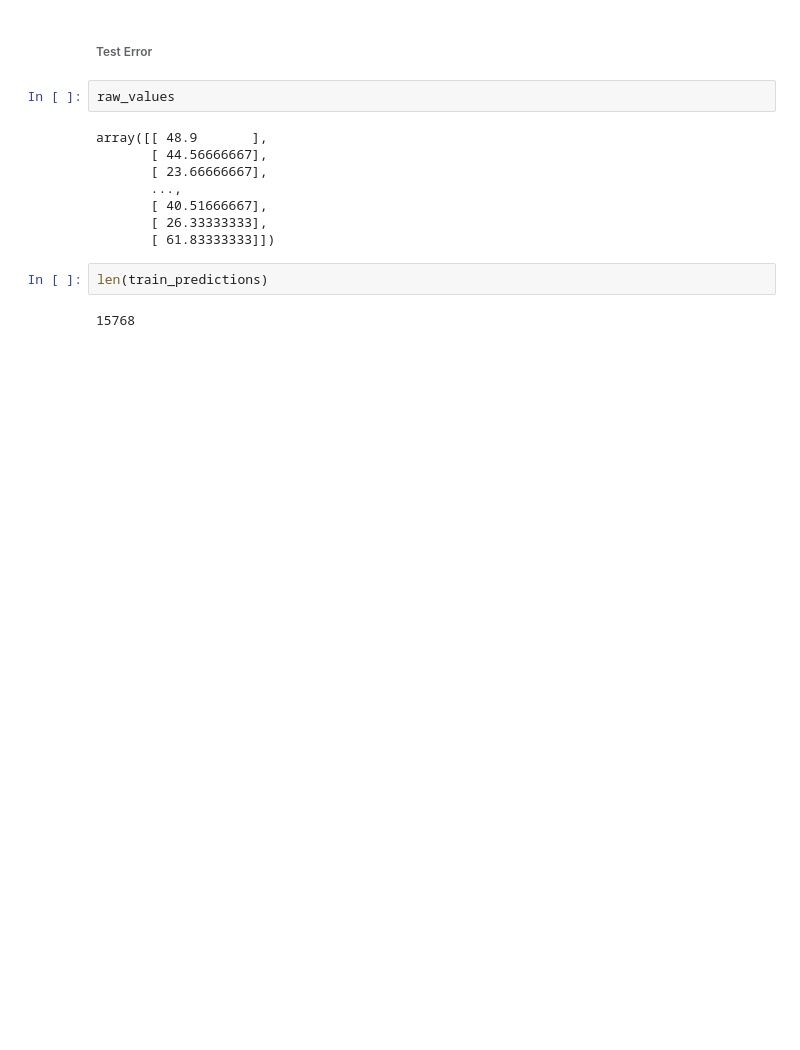
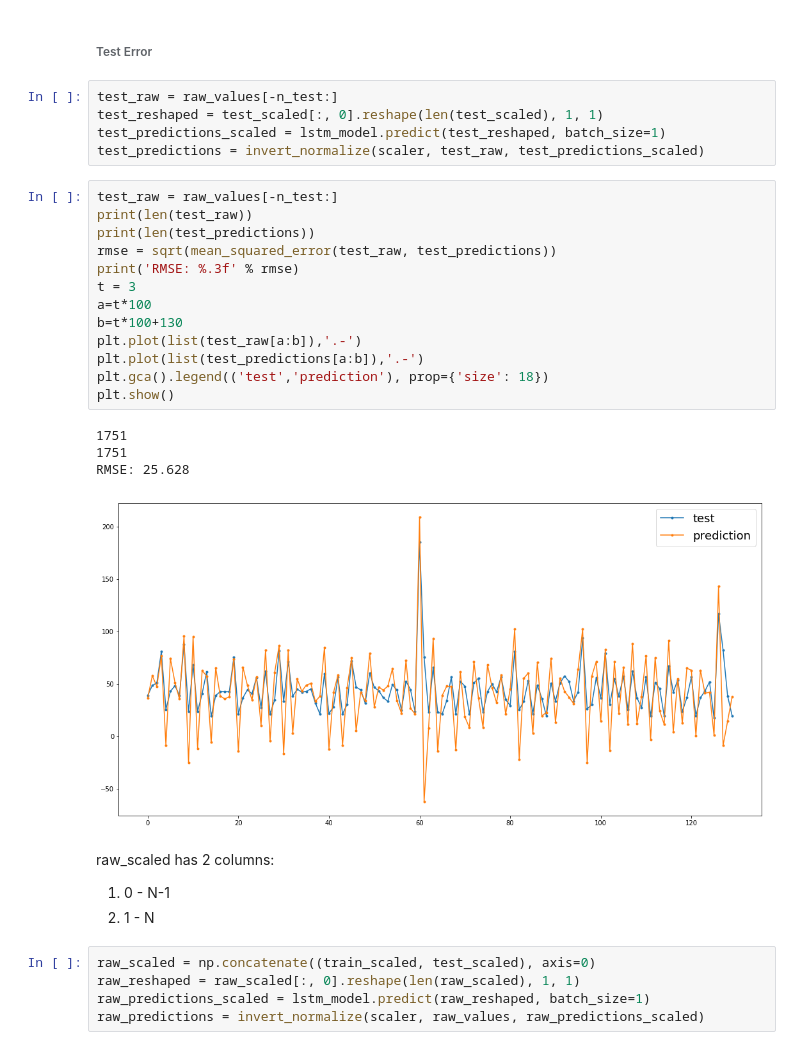
Before and after one commit to k2703/SETS, a Jupyter notebook: forecast-service/Forecast.ipynb, the cells around one changed output. Cells and saved outputs as stored; diff of their text form; blank space fills up the shorter version.

```diff
--- a/forecast-service/Forecast.ipynb
+++ b/forecast-service/Forecast.ipynb
@@ -287,16 +333,34 @@ RMSE: 25.152
 # %% [markdown]
 ###### Test Error
-# %%
-raw_values
-# %% [output]
-array([[ 48.9       ],
-       [ 44.56666667],
-       [ 23.66666667],
-       ...,
-       [ 40.51666667],
-       [ 26.33333333],
-       [ 61.83333333]])
-# %%
-len(train_predictions)
-# %% [output]
-15768
+# %%
+test_raw = raw_values[-n_test:]
+test_reshaped = test_scaled[:, 0].reshape(len(test_scaled), 1, 1)
+test_predictions_scaled = lstm_model.predict(test_reshaped, batch_size=1)
+test_predictions = invert_normalize(scaler, test_raw, test_predictions_scaled)
+# %%
+test_raw = raw_values[-n_test:]
+print(len(test_raw))
+print(len(test_predictions))
+rmse = sqrt(mean_squared_error(test_raw, test_predictions))
+print('RMSE: %.3f' % rmse)
+t = 3
+a=t*100
+b=t*100+130
+plt.plot(list(test_raw[a:b]),'.-')
+plt.plot(list(test_predictions[a:b]),'.-')
+plt.gca().legend(('test','prediction'), prop={'size': 18})
+plt.show()
+# %% [output]
+1751
+1751
+RMSE: 25.628
+[figure, added]
+# %% [markdown]
+raw_scaled has 2 columns:
+1. 0 - N-1
+2. 1 - N
+# %%
+raw_scaled = np.concatenate((train_scaled, test_scaled), axis=0)
+raw_reshaped = raw_scaled[:, 0].reshape(len(raw_scaled), 1, 1)
+raw_predictions_scaled = lstm_model.predict(raw_reshaped, batch_size=1)
+raw_predictions = invert_normalize(scaler, raw_values, raw_predictions_scaled)
```
Also changed, not shown: parts of 31 cells of this notebook.
